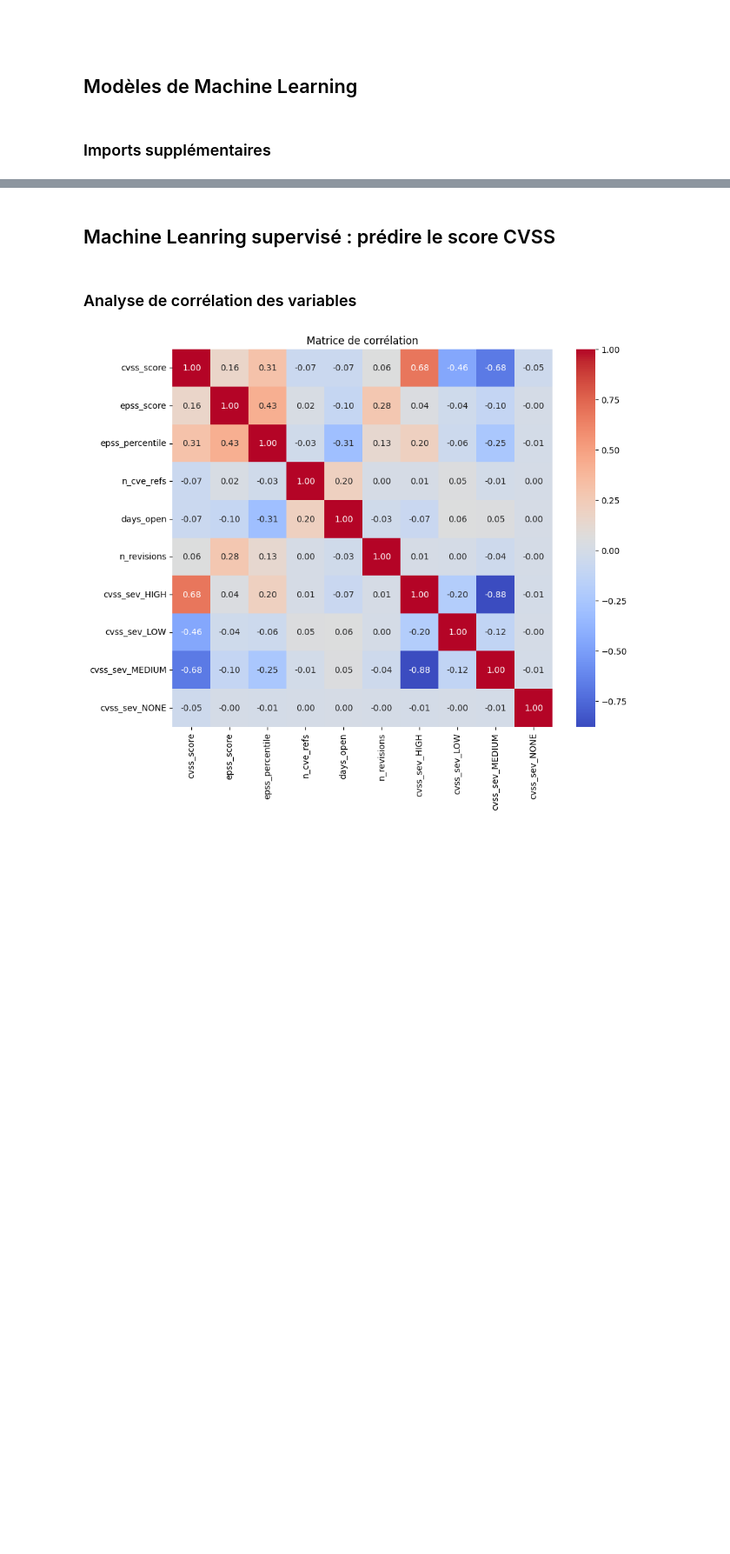
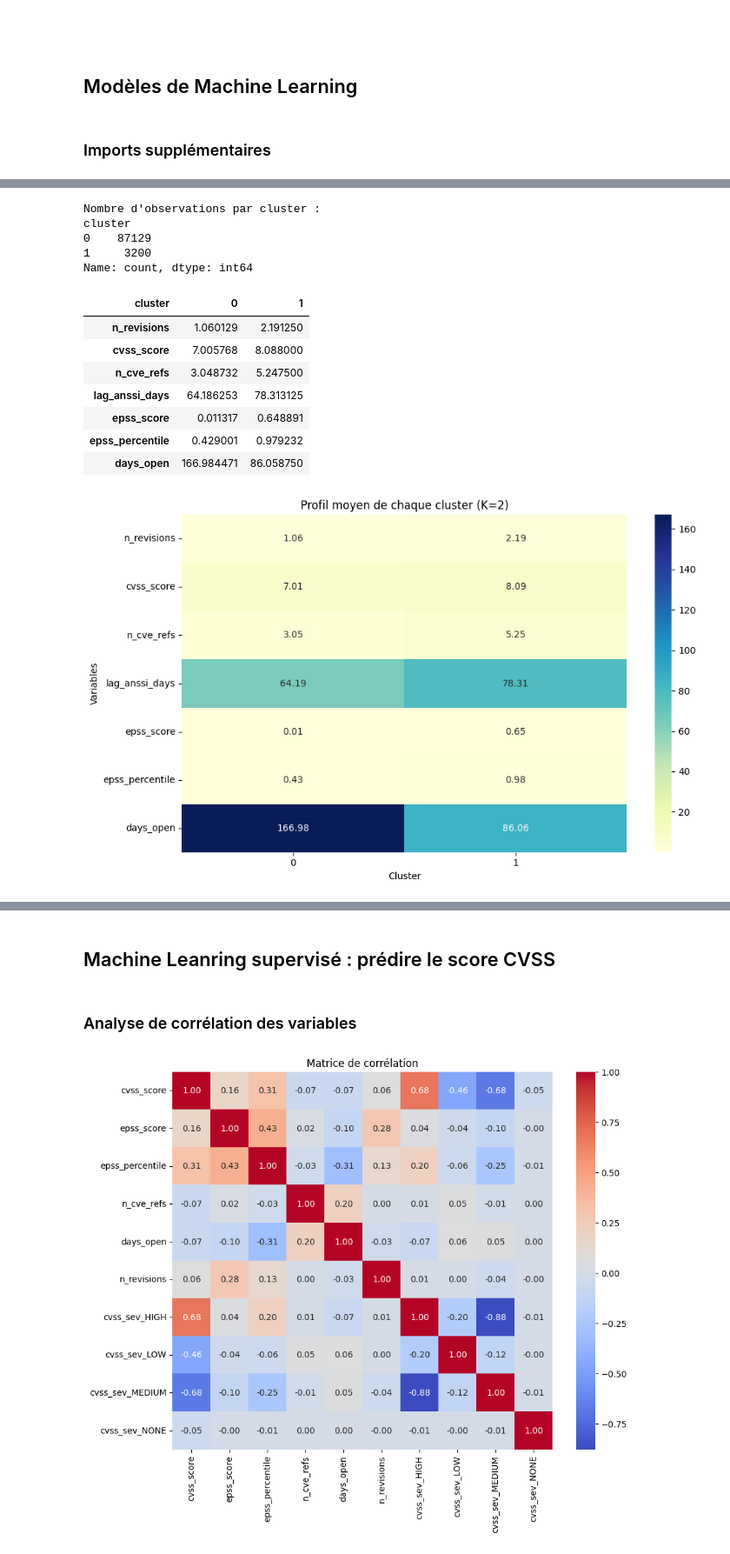
Before and after one commit to DorDNS/AtelierDS_PRJ, a Jupyter notebook: notebooks/analysis.ipynb, the cells around one changed output, grey strips where cells are left out. Shown at 87% size. Drawn from its saved outputs; the diff is of its cells as text; code cells hidden in the pictures; blank space fills up the shorter version.

```diff
--- a/notebooks/analysis.ipynb
+++ b/notebooks/analysis.ipynb
@@ -1580,0 +1518,36 @@ display(profiles_df)
+# %%
+# Ajouter les clusters au DataFrame
+clustered_df = num_df.copy()
+clustered_df['cluster'] = labels
+# Taille de chaque cluster
+cluster_counts = clustered_df['cluster'].value_counts().sort_index()
+print("Nombre d'observations par cluster :")
+print(cluster_counts)
+# Moyenne des variables par cluster
+cluster_profiles = clustered_df.groupby('cluster')[features].mean().T
+
+# Affichage tabulaire
+display(cluster_profiles)
+# Heatmap des profils moyens
+plt.figure(figsize=(10, 6))
+sns.heatmap(cluster_profiles, annot=True, cmap='YlGnBu', fmt='.2f')
+plt.title("Profil moyen de chaque cluster (K=2)")
+plt.xlabel("Cluster")
+plt.ylabel("Variables")
+plt.tight_layout()
+plt.show()
+# %% [output]
+Nombre d'observations par cluster :
+cluster
+0    87129
+1     3200
+Name: count, dtype: int64
+| cluster | 0 | 1 |
+| n_revisions | 1.060129 | 2.191250 |
+| cvss_score | 7.005768 | 8.088000 |
+| n_cve_refs | 3.048732 | 5.247500 |
+| lag_anssi_days | 64.186253 | 78.313125 |
+| epss_score | 0.011317 | 0.648891 |
+| epss_percentile | 0.429001 | 0.979232 |
+| days_open | 166.984471 | 86.058750 |
+[figure, added]
```
Also changed, not shown: parts of 25 cells of this notebook.
